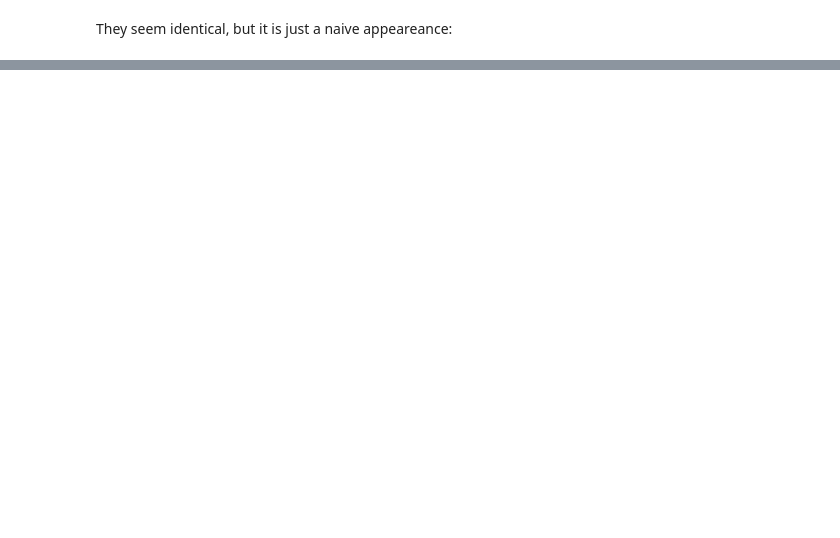
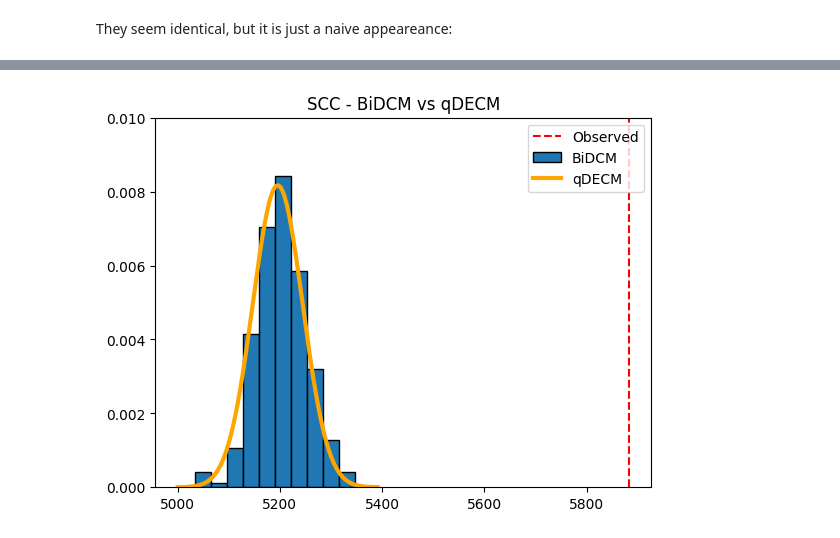
Before and after one commit to fabiosaracco/bowtie2, a Jupyter notebook: 0_3_bipartite_bowtie.ipynb, the cells around one changed output, grey strips where cells are left out. Drawn from its saved outputs; the diff is of its cells as text; code cells hidden in the pictures; blank space fills up the shorter version.

Commit message:
Plot updated: results different from the previous ones, what's wrong?

```diff
--- a/0_3_bipartite_bowtie.ipynb
+++ b/0_3_bipartite_bowtie.ipynb
@@ -306,0 +309,14 @@ plt.show()
+# %%
+mu = blocks[1]['SCC']['mean_sim']
+sig = blocks[1]['SCC']['std_sim']
+
+plt.vlines(blocks[0]['SCC']['obs'], ymin=0, ymax=1, color='red', linestyle='--', label='Observed')
+plt.hist(blocks[0]['SCC']['sample'], edgecolor='black', density=True, label='BiDCM')
+x = np.linspace(mu - 4*sig, mu + 4*sig, 300)
+plt.plot(x, norm.pdf(x, mu, sig), color='orange', label='qDECM', linewidth=3)
+plt.ylim(0, 10**-2)
+plt.title('SCC - BiDCM vs qDECM')
+plt.legend()
+plt.show()
+# %% [output]
+[figure, added]
```
Also changed, not shown: parts of 11 cells of this notebook.
